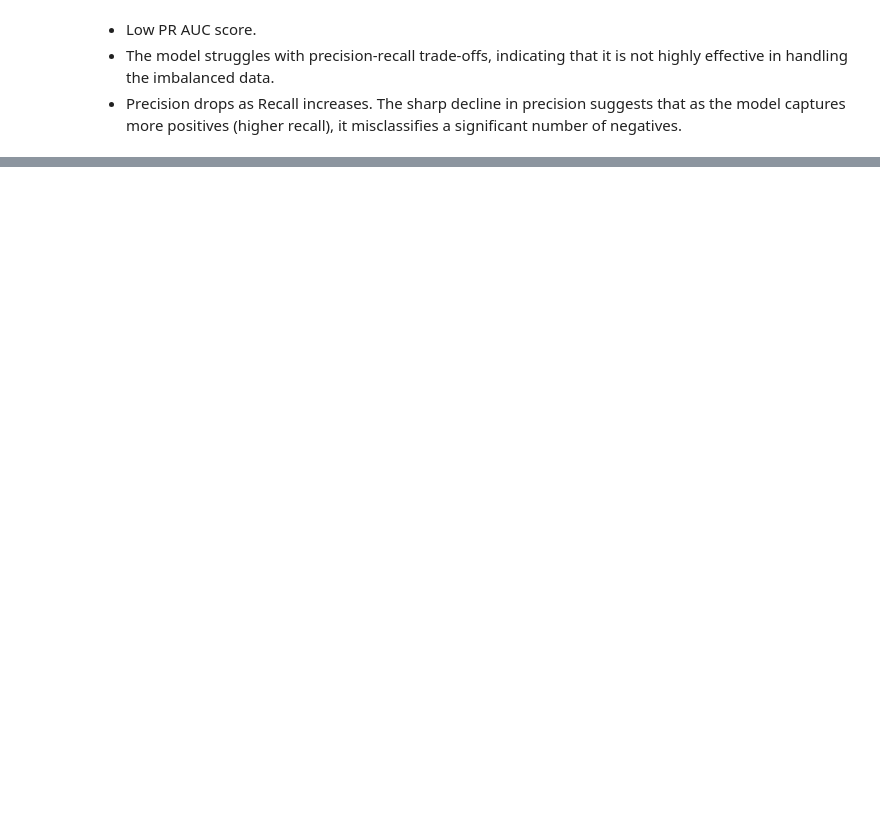
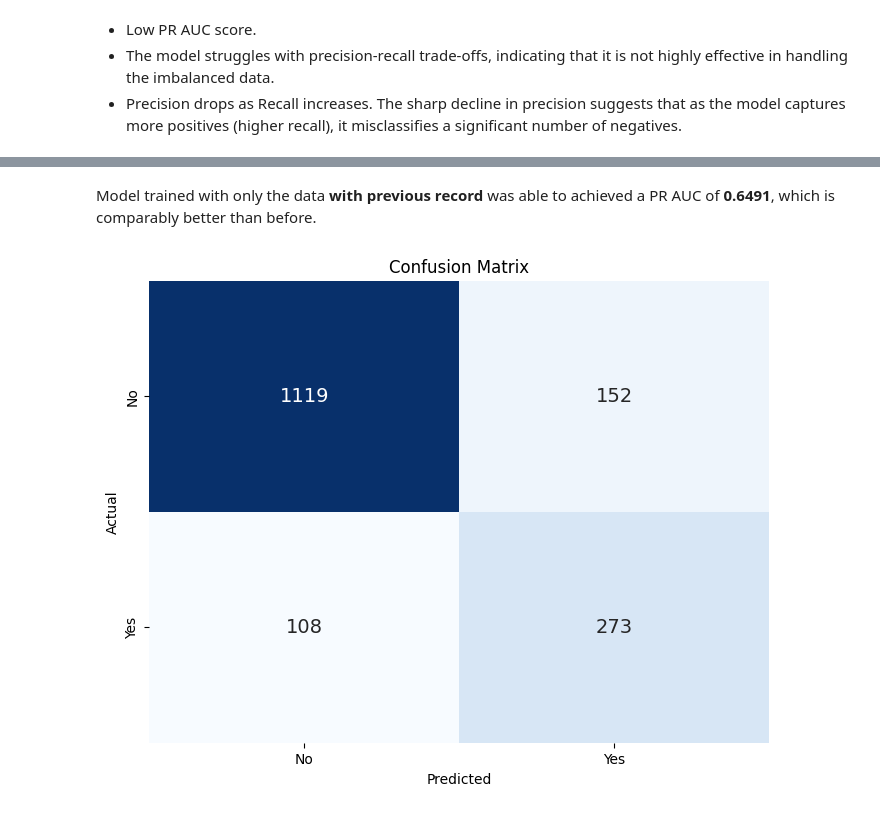
Before and after one commit to jbramos9/personal_projects, a Jupyter notebook: Bank Marketing/Bank_Marketing.ipynb, the cells around one changed output, grey strips where cells are left out. Cells and saved outputs as stored; diff of their text form; code cells hidden in the pictures; blank space fills up the shorter version.

```diff
--- a/Bank Marketing/Bank_Marketing.ipynb
+++ b/Bank Marketing/Bank_Marketing.ipynb
@@ -1517,0 +1755,5 @@ plt.show()
+# %%
+# Separate the features from the target
+X = df_with.drop('y', axis=1)
+y = df_with['y']
+X_train, X_test, y_train, y_test = train_test_split(X, y, test_size=0.2, random_state=42, stratify=y)
@@ -1517,0 +1814,24 @@ plt.show()
+# %%
+# Fit the pipeline on the training data
+imb_pipeline.fit(X_train, y_train)
+
+# Make predictions on the test set
+y_pred = imb_pipeline.predict(X_test)
+y_pred_proba = imb_pipeline.predict_proba(X_test)[:, 1]
+
+# Calculate evaluation metrics
+accuracy = accuracy_score(y_test, y_pred)
+precision = precision_score(y_test, y_pred, pos_label='yes')
+recall = recall_score(y_test, y_pred, pos_label='yes')
+f1 = f1_score(y_test, y_pred, pos_label='yes')
+roc_auc = roc_auc_score(y_test, y_pred_proba)
+pr_auc = average_precision_score(y_test, y_pred_proba, pos_label='yes')
+
+# Print evaluation metrics
+print("Results on the Test Set:")
+print(f'Accuracy: {accuracy:.4f}')
+print(f'Precision: {precision:.4f}')
+print(f'Recall: {recall:.4f}')
+print(f'F1 Score: {f1:.4f}')
+print(f'ROC AUC: {roc_auc:.4f}')
+print(f'PR AUC: {pr_auc:.4f}')
@@ -1517,0 +1846,20 @@ plt.show()
+# %% [markdown]
+Model trained with only the data **with previous record** was able to achieved a PR AUC of **0.6491**, which is comparably better than before.
+# %%
+# Create a confusion matrix
+cm = confusion_matrix(y_test, y_pred)
+
+# Plot the confusion matrix
+plt.figure(figsize=(8, 6))
+sns.heatmap(cm, annot=True, fmt='d', cmap='Blues', annot_kws={'fontsize': 14}, cbar=False)
+plt.title('Confusion Matrix')
+plt.xlabel('Predicted')
+plt.ylabel('Actual')
+
+# Set the labels for the axes
+plt.xticks(ticks=[0.5, 1.5], labels=['No', 'Yes'])
+plt.yticks(ticks=[0.5, 1.5], labels=['No', 'Yes'])
+
+plt.show()
+# %% [output]
+[figure, added]
```
Also changed, not shown: parts of 63 cells of this notebook, 1 other file.
